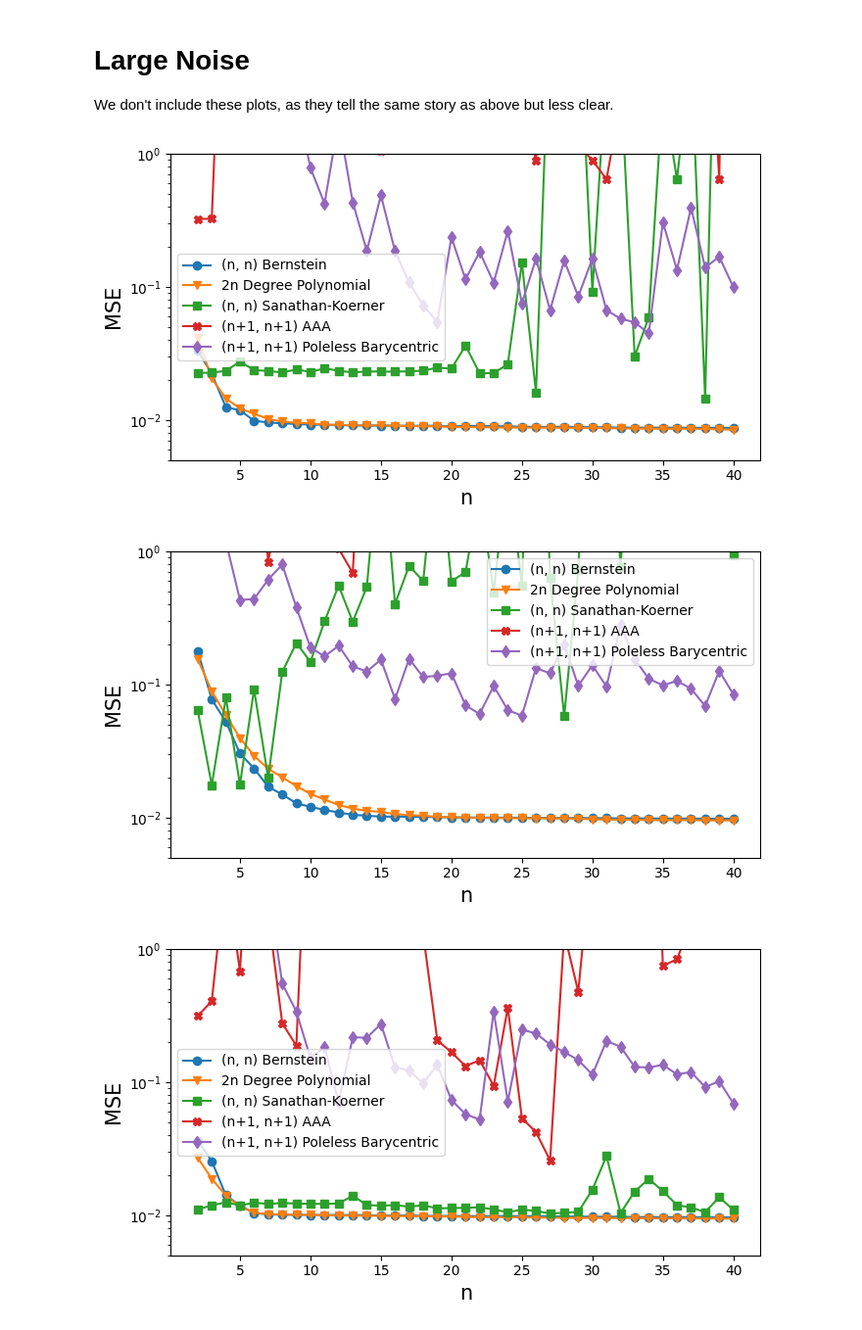
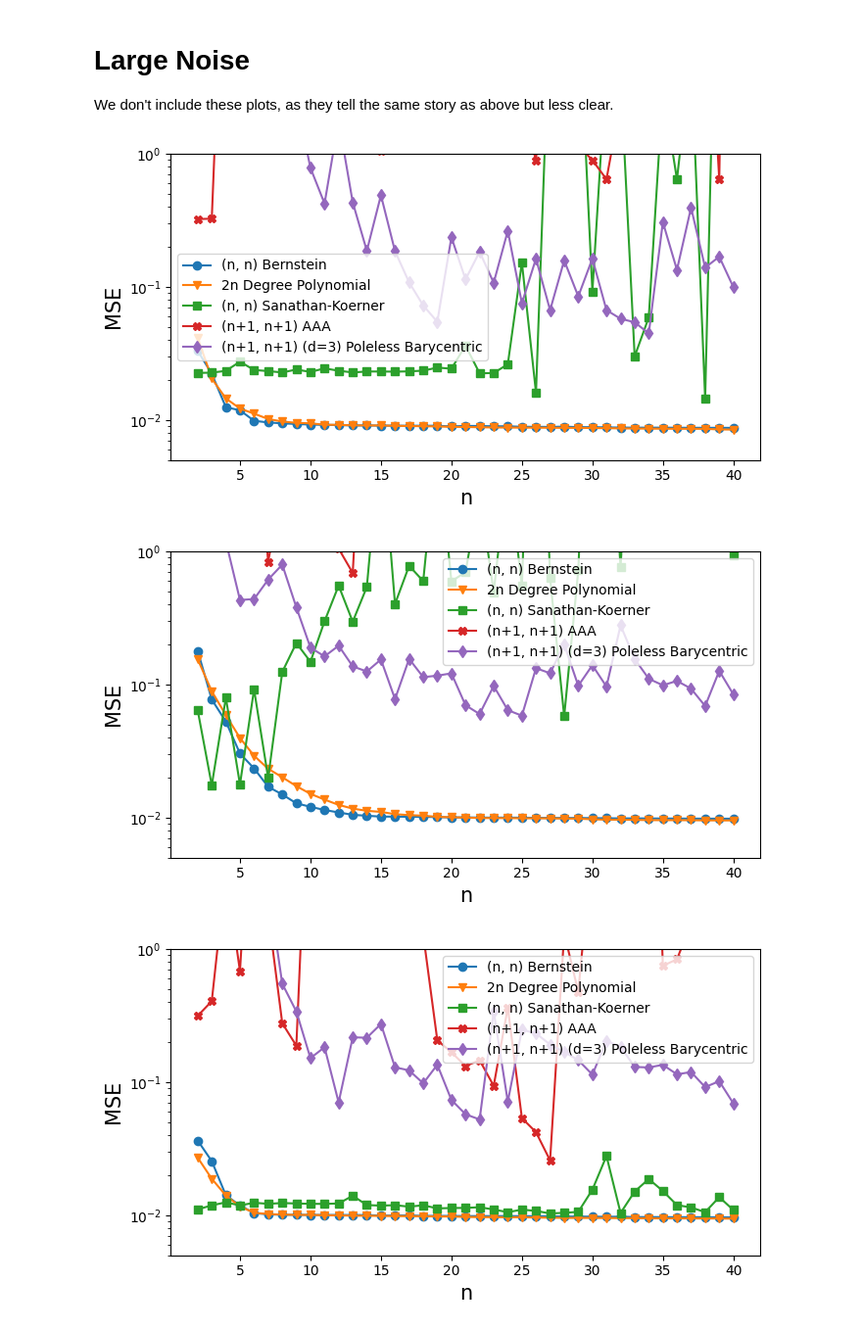
Before and after one commit to infamoussoap/RationalFunctionApproximation, a Jupyter notebook: Numerical Tests/Noisy Function Plots.ipynb, the cells around one changed output. Shown: that part at 98% size. Cells and saved outputs as stored; diff of their text form; code cells hidden in the pictures.

Commit message:
updating label to include d for poleless barycentric

```diff
--- a/Numerical Tests/Noisy Function Plots.ipynb
+++ b/Numerical Tests/Noisy Function Plots.ipynb
@@ -50,6 +52,8 @@ for col in df.columns:
         label = f"(n, n) {col}" if col != 'SK' else f"(n, n) Sanathan-Koerner"
     elif col == 'Polynomial':
         label = f"2n Degree Polynomial"
+    elif col == 'Poleless Barycentric':
+        label = f"(n+1, n+1) (d=3) {col}"
     else:
         label = f"(n+1, n+1) {col}"
 
@@ -81,6 +85,8 @@ for col in df.columns:
         label = f"(n, n) {col}" if col != 'SK' else f"(n, n) Sanathan-Koerner"
     elif col == 'Polynomial':
         label = f"2n Degree Polynomial"
+    elif col == 'Poleless Barycentric':
+        label = f"(n+1, n+1) (d=3) {col}"
     else:
         label = f"(n+1, n+1) {col}"
 
@@ -116,6 +122,8 @@ for col in df.columns:
         label = f"(n, n) {col}" if col != 'SK' else f"(n, n) Sanathan-Koerner"
     elif col == 'Polynomial':
         label = f"2n Degree Polynomial"
+    elif col == 'Poleless Barycentric':
+        label = f"(n+1, n+1) (d=3) {col}"
     else:
         label = f"(n+1, n+1) {col}"
 
@@ -131,7 +139,7 @@ ax.set_xlabel('n', fontsize=15)
 
 plt.tight_layout();
 # %% [output]
-[figure, old version]
+[figure, new version]
 # %%
 fig, ax = plt.subplots(1, 1, figsize=(7, 4))
 
@@ -146,6 +154,8 @@ for col in df.columns:
         label = f"(n, n) {col}" if col != 'SK' else f"(n, n) Sanathan-Koerner"
     elif col == 'Polynomial':
         label = f"2n Degree Polynomial"
+    elif col == 'Poleless Barycentric':
+        label = f"(n+1, n+1) (d=3) {col}"
     else:
         label = f"(n+1, n+1) {col}"
 
@@ -161,34 +171,36 @@ ax.set_xlabel('n', fontsize=15)
 
 plt.tight_layout();
 # %% [output]
-[figure, old version]
+[figure, new version]
 # %%
 fig, ax = plt.subplots(1, 1, figsize=(7, 4))
 
 df = pd.read_csv('Tests/noisy_function/csv_files/runge_mse_0.1.csv', index_col=0)
 
 i = 0
 for col in df.columns:
     if col in ['Linearized Bernstein', 'Natural Spline']:
         continue
 
     if col in ['Bernstein', 'SK']:
         label = f"(n, n) {col}" if col != 'SK' else f"(n, n) Sanathan-Koerner"
     elif col == 'Polynomial':
         label = f"2n Degree Polynomial"
+    elif col == 'Poleless Barycentric':
+        label = f"(n+1, n+1) (d=3) {col}"
     else:
         label = f"(n+1, n+1) {col}"
 
     ax.plot(df[col], label=label, marker=markers[i])
     i += 1
 
 ax.set_yscale('log')
 ax.set_ylim(5e-3, 1)
 ax.legend()
 
 ax.set_ylabel('MSE', fontsize=15)
 ax.set_xlabel('n', fontsize=15)
 
 plt.tight_layout();
 # %% [output]
-[figure, old version]
+[figure, new version]
```
Also changed, not shown: parts of 3 cells of this notebook, 6 other files.
